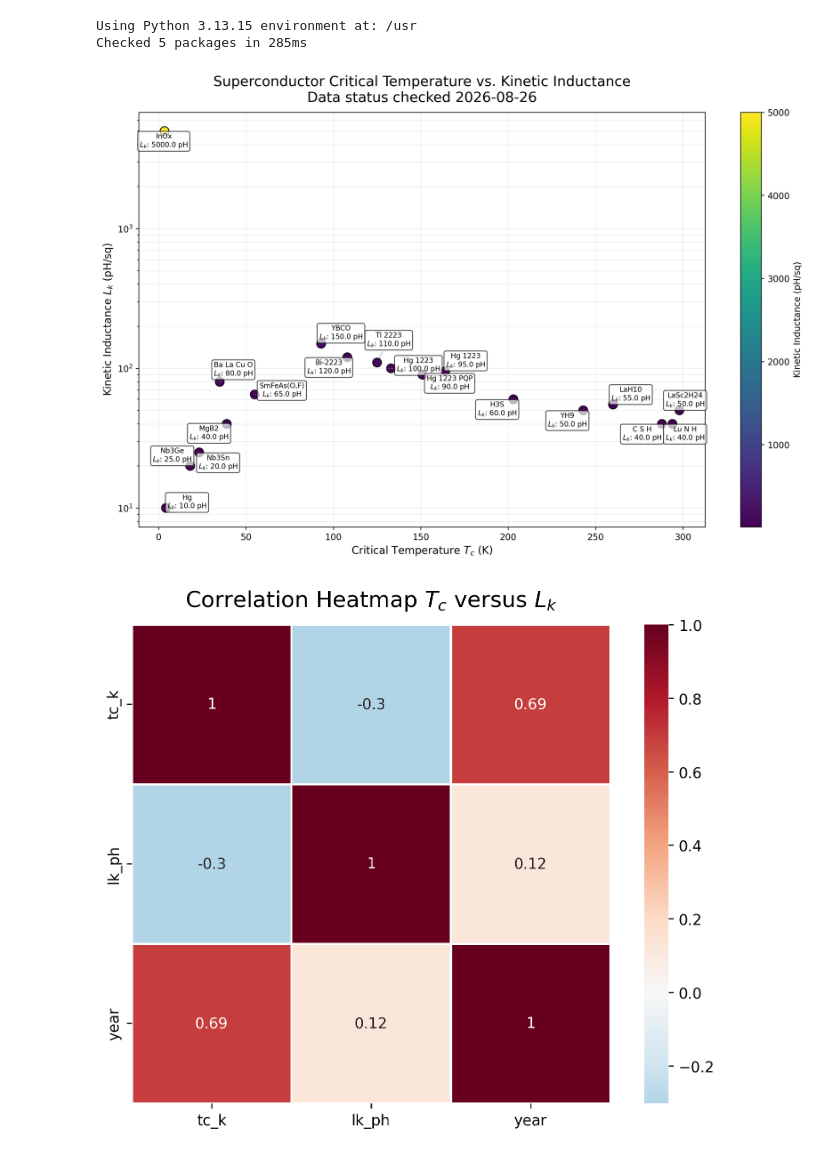
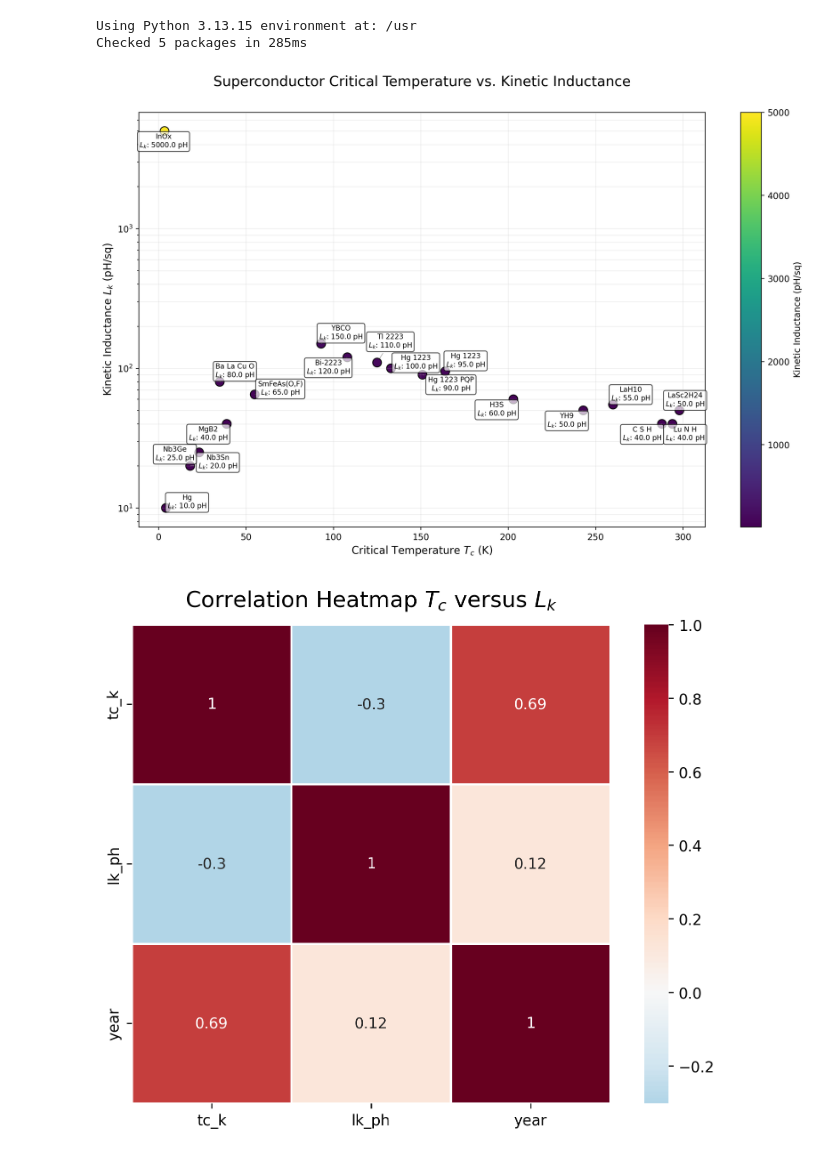
Before and after one commit to OJB-Quantum/Notebooks-for-Ideas, a Jupyter notebook: Kinetic_Inductance_of_High_Temperature_Superconductors_in_Colab.ipynb, the cells around one changed output. Saved outputs shown, nothing was run; the diff lists cells and outputs as text; code cells hidden in the pictures.

```diff
--- a/Kinetic_Inductance_of_High_Temperature_Superconductors_in_Colab.ipynb
+++ b/Kinetic_Inductance_of_High_Temperature_Superconductors_in_Colab.ipynb
@@ -264,8 +264,7 @@ def plot_kinetic_inductance_scatter(df: pd.DataFrame) -> None:
 
     ax.set_yscale("log")
     ax.set_title(
-        f"Superconductor Critical Temperature vs. Kinetic Inductance\n"
-        f"Data status checked {DATA_CUTOFF_DATE}",
+        f"Superconductor Critical Temperature vs. Kinetic Inductance\n",
         fontsize=16
     )
     ax.set_xlabel("Critical Temperature $T_c$ (K)", fontsize=12)
@@ -309,32 +308,32 @@ def plot_property_heatmap(df: pd.DataFrame) -> None:
     fig, ax = plt.subplots(figsize=(8, 6))
     sns.heatmap(
         corr_matrix,
         annot=True,
         cmap="RdBu_r",
         center=0,
         square=True,
         linewidths=1,
         ax=ax
     )
     ax.set_title("Correlation Heatmap $T_c$ versus $L_k$", fontsize=15)
     fig.subplots_adjust(left=0.15, right=0.95, top=0.9, bottom=0.15)
     plt.show()
 
 
 def main() -> None:
     """Main execution function to generate the graphical visualizations."""
     dataset = get_combined_dataset()
 
     """
     The processing pipeline first renders a high-resolution scatterplot
     to visualize the massive kinetic inductance of amorphous materials,
     followed by a correlation heatmap to quantify property relationships.
     """
     plot_kinetic_inductance_scatter(dataset)
     plot_property_heatmap(dataset)
 
 if __name__ == "__main__":
     main()
 # %% [output]
-[figure, old version]
+[figure, new version]
 [figure]
```
